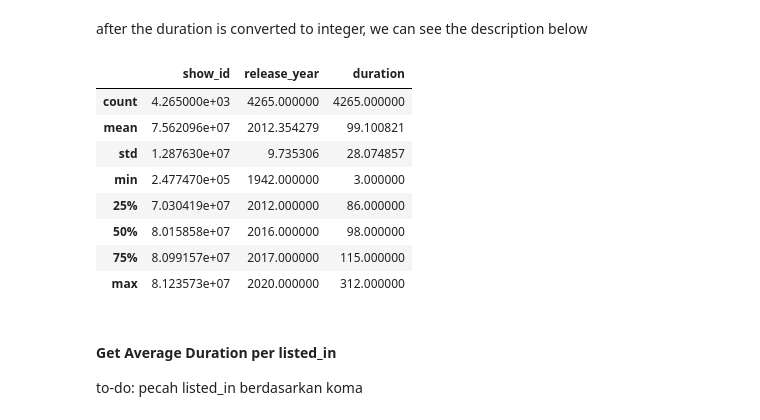
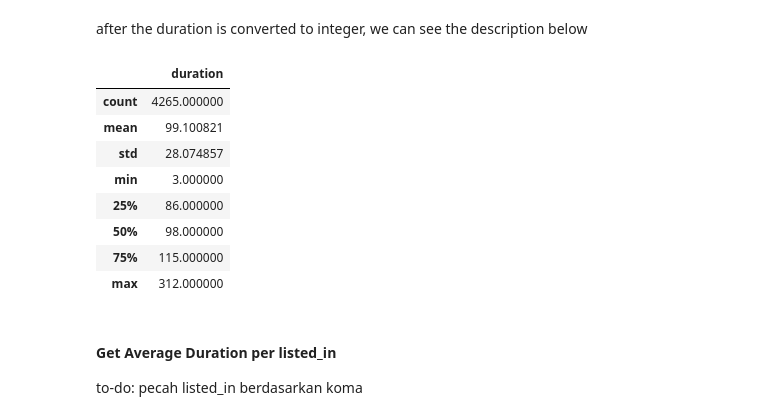
Before and after one commit to rindanh/Latihan-NDSC, a Jupyter notebook: netflix/rinda/Belajar_NDSC_Netflix_Danu_edited_by_Rinda.ipynb, the cells around one changed output. Cells and saved outputs as stored; diff of their text form; code cells hidden in the pictures.

```diff
--- a/netflix/rinda/Belajar_NDSC_Netflix_Danu_edited_by_Rinda.ipynb
+++ b/netflix/rinda/Belajar_NDSC_Netflix_Danu_edited_by_Rinda.ipynb
@@ -324,17 +327,17 @@ See the caveats in the documentation: https://pandas.pydata.org/pandas-docs/stab
 # %% [markdown]
 after the duration is converted to integer, we can see the description below
 # %%
-df_movie.describe()
+df_movie.describe()[['duration']]
 # %% [output]
-|  | show_id | release_year | duration |
-| count | 4.265000e+03 | 4265.000000 | 4265.000000 |
-| mean | 7.562096e+07 | 2012.354279 | 99.100821 |
-| std | 1.287630e+07 | 9.735306 | 28.074857 |
-| min | 2.477470e+05 | 1942.000000 | 3.000000 |
-| 25% | 7.030419e+07 | 2012.000000 | 86.000000 |
-| 50% | 8.015858e+07 | 2016.000000 | 98.000000 |
-| 75% | 8.099157e+07 | 2017.000000 | 115.000000 |
-| max | 8.123573e+07 | 2020.000000 | 312.000000 |
+|  | duration |
+| count | 4265.000000 |
+| mean | 99.100821 |
+| std | 28.074857 |
+| min | 3.000000 |
+| 25% | 86.000000 |
+| 50% | 98.000000 |
+| 75% | 115.000000 |
+| max | 312.000000 |
 # %% [markdown]
 #### Get Average Duration per listed_in
 to-do: pecah listed_in berdasarkan koma
```
Also changed, not shown: parts of 23 cells of this notebook.
